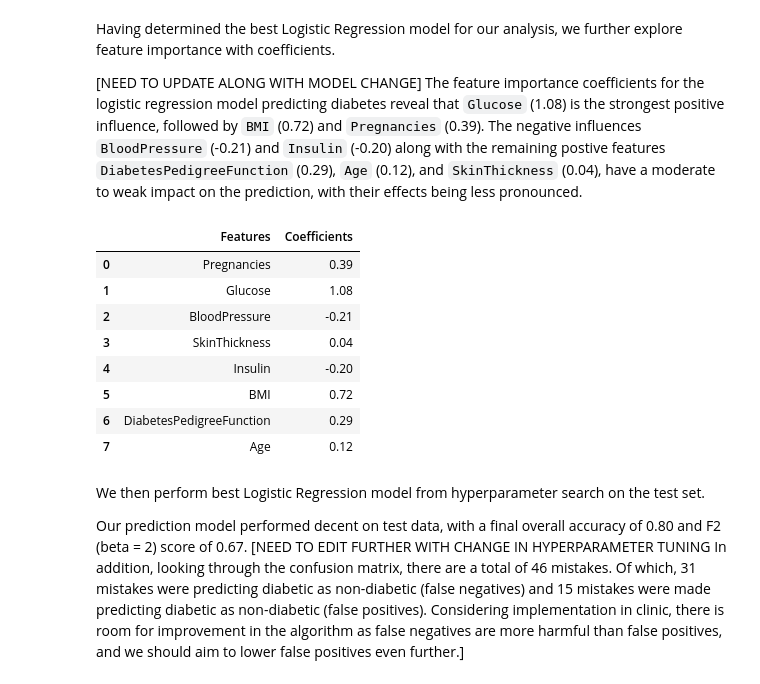
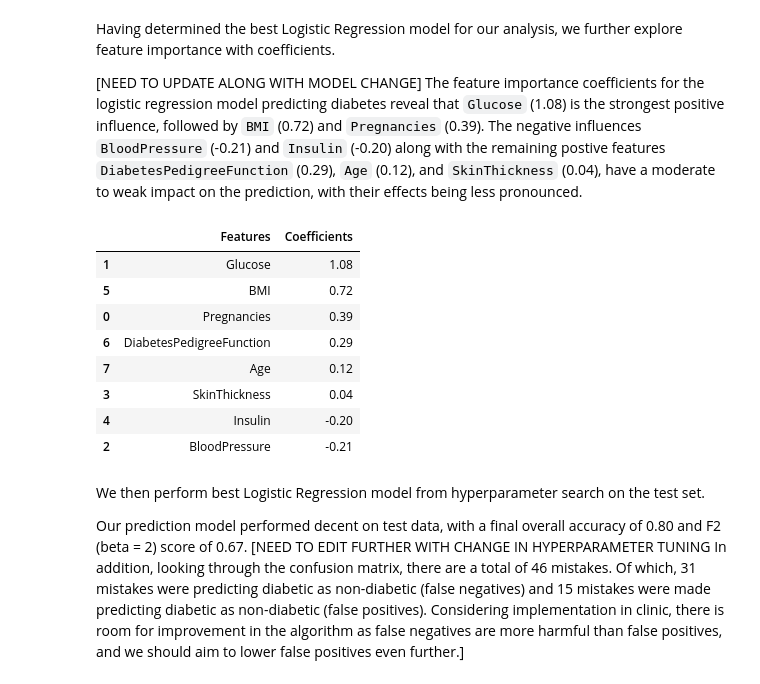
Before and after one commit to UBC-MDS/ClassificationDiabetesAnalysis, a Jupyter notebook: analysis/diabetes_analysis.ipynb, the cells around one changed output. Saved outputs shown, nothing was run; the diff lists cells and outputs as text; code cells hidden in the pictures.

```diff
--- a/analysis/diabetes_analysis.ipynb
+++ b/analysis/diabetes_analysis.ipynb
@@ -173,35 +173,38 @@ Having determined the best Logistic Regression model for our analysis, we furthe
 # %%
 # Best model from the search
 best_model = random_search.best_estimator_
 
 # Retrieve the coefficients and feature names
 coefficients = best_model.named_steps['logisticregression'].coef_.flatten()
 features = X_train.columns
 
 # Create a DataFrame to display the feature names and corresponding coefficients
 coeff_df = pd.DataFrame({
     'Features': features,
     'Coefficients': coefficients
 })
 
+# Sort by 'Coefficients' in descending order to see the most important features first
+coeff_df_sorted = coeff_df.sort_values(by = 'Coefficients', ascending = False)
+
 # Create a heatmap for the coefficients (we will visualize them as a single column)
-coeff_df.style.format(
+coeff_df_sorted.style.format(
     precision = 2
 ).background_gradient(
     axis = None,
     cmap = 'RdBu_r',
     low = 0
 )
 # %% [output]
 |  | Features | Coefficients |
+| 1 | Glucose | 1.08 |
+| 5 | BMI | 0.72 |
 | 0 | Pregnancies | 0.39 |
-| 1 | Glucose | 1.08 |
-| 2 | BloodPressure | -0.21 |
+| 6 | DiabetesPedigreeFunction | 0.29 |
+| 7 | Age | 0.12 |
 | 3 | SkinThickness | 0.04 |
 | 4 | Insulin | -0.20 |
-| 5 | BMI | 0.72 |
-| 6 | DiabetesPedigreeFunction | 0.29 |
-| 7 | Age | 0.12 |
+| 2 | BloodPressure | -0.21 |
 # %% [markdown]
 We then perform best Logistic Regression model from hyperparameter search on the test set.
 
```
